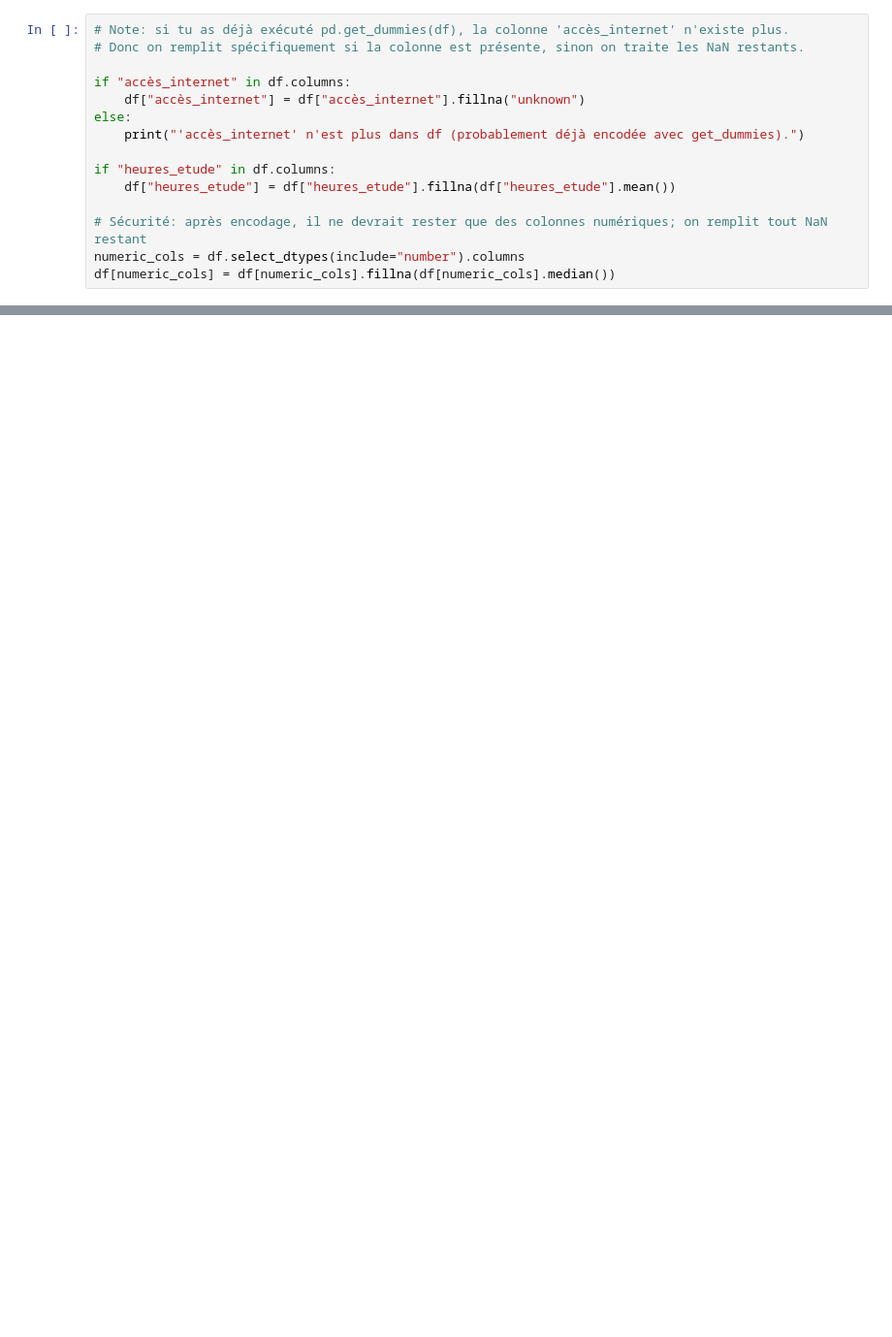
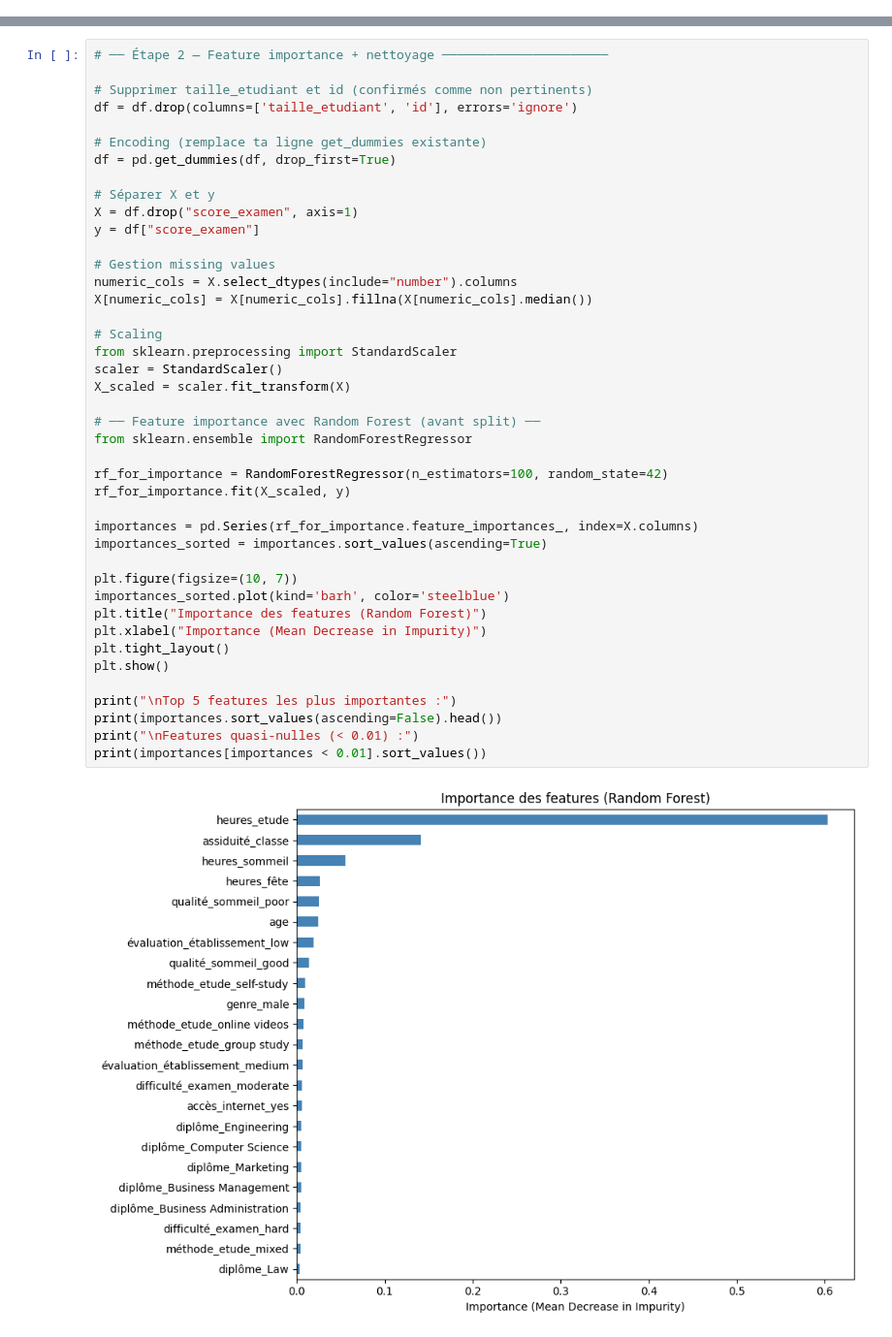
Before and after one commit to Ayoub21061/Artifical_Intelligence_Lab, a Jupyter notebook: failure_prediction.ipynb, the cells around one changed output, grey strips where cells are left out. Shown at 97% size. Drawn from its saved outputs; the diff is of its cells as text; blank space fills up the shorter version.

```diff
--- a/failure_prediction.ipynb
+++ b/failure_prediction.ipynb
@@ -70,15 +111,0 @@ Il permet d'éviter que le modèle ignore certaines lignes et que donc il perd d
-# %%
-# Note: si tu as déjà exécuté pd.get_dummies(df), la colonne 'accès_internet' n'existe plus.
-# Donc on remplit spécifiquement si la colonne est présente, sinon on traite les NaN restants.
-
-if "accès_internet" in df.columns:
-    df["accès_internet"] = df["accès_internet"].fillna("unknown")
-else:
-    print("'accès_internet' n'est plus dans df (probablement déjà encodée avec get_dummies).")
-
-if "heures_etude" in df.columns:
-    df["heures_etude"] = df["heures_etude"].fillna(df["heures_etude"].mean())
-
-# Sécurité: après encodage, il ne devrait rester que des colonnes numériques; on remplit tout NaN restant
-numeric_cols = df.select_dtypes(include="number").columns
-df[numeric_cols] = df[numeric_cols].fillna(df[numeric_cols].median())
@@ -170,0 +114,44 @@ optimizer = torch.optim.Adam(model.parameters(), lr=0.001)
+# %%
+# ── Étape 2 — Feature importance + nettoyage ──────────────────────
+
+# Supprimer taille_etudiant et id (confirmés comme non pertinents)
+df = df.drop(columns=['taille_etudiant', 'id'], errors='ignore')
+
+# Encoding (remplace ta ligne get_dummies existante)
+df = pd.get_dummies(df, drop_first=True)
+
+# Séparer X et y
+X = df.drop("score_examen", axis=1)
+y = df["score_examen"]
+
+# Gestion missing values
+numeric_cols = X.select_dtypes(include="number").columns
+X[numeric_cols] = X[numeric_cols].fillna(X[numeric_cols].median())
+
+# Scaling
+from sklearn.preprocessing import StandardScaler
+scaler = StandardScaler()
+X_scaled = scaler.fit_transform(X)
+
+# ── Feature importance avec Random Forest (avant split) ──
+from sklearn.ensemble import RandomForestRegressor
+
+rf_for_importance = RandomForestRegressor(n_estimators=100, random_state=42)
+rf_for_importance.fit(X_scaled, y)
+
+importances = pd.Series(rf_for_importance.feature_importances_, index=X.columns)
+importances_sorted = importances.sort_values(ascending=True)
+
+plt.figure(figsize=(10, 7))
+importances_sorted.plot(kind='barh', color='steelblue')
+plt.title("Importance des features (Random Forest)")
+plt.xlabel("Importance (Mean Decrease in Impurity)")
+plt.tight_layout()
+plt.show()
+
+print("\nTop 5 features les plus importantes :")
+print(importances.sort_values(ascending=False).head())
+print("\nFeatures quasi-nulles (< 0.01) :")
+print(importances[importances < 0.01].sort_values())
+# %% [output]
+[figure, added]
```
Also changed, not shown: parts of 30 cells of this notebook, 1 other file.
